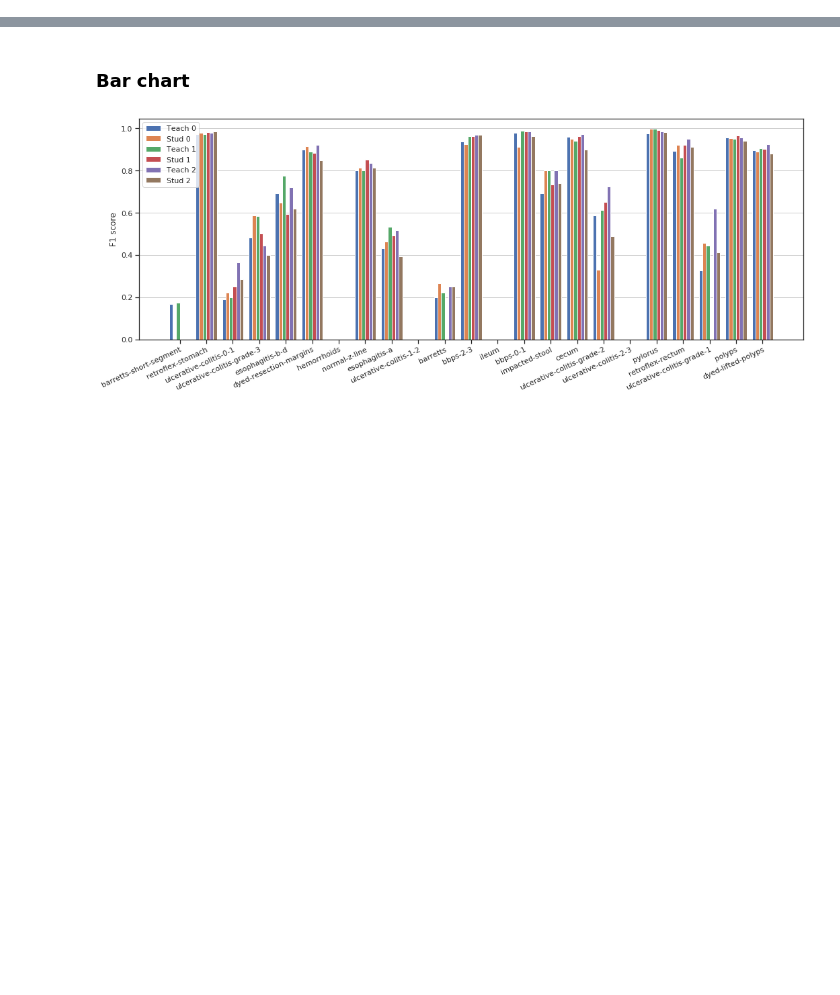
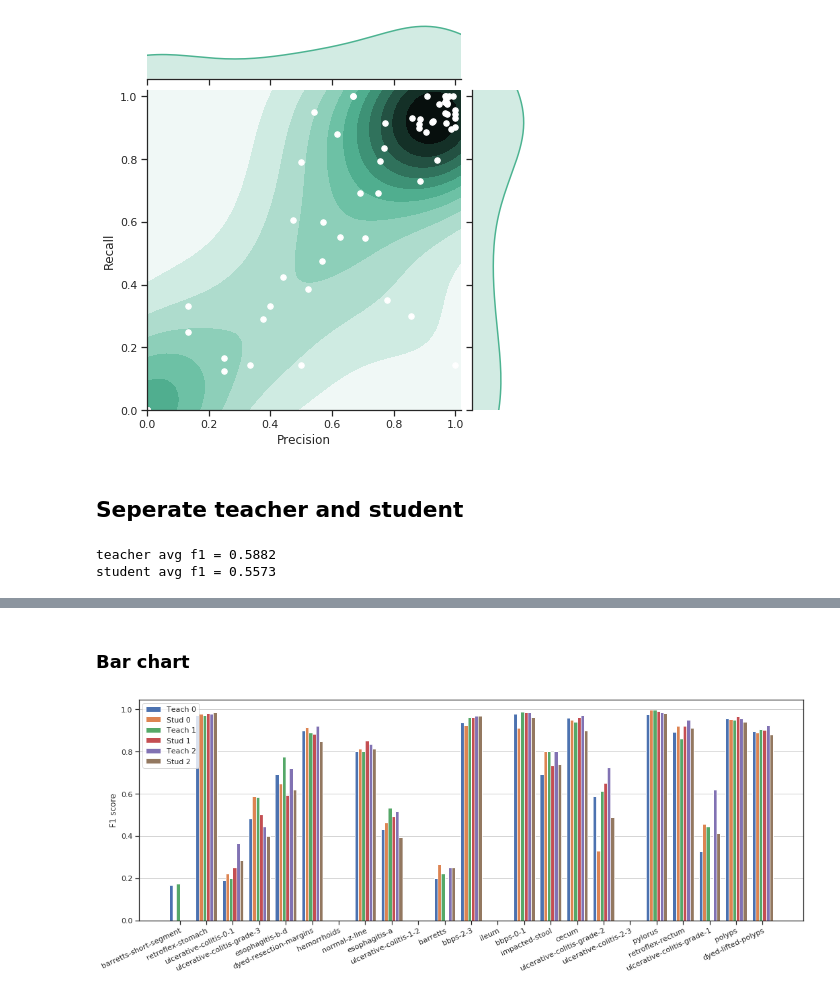
Before and after one commit to henriklg/teacher-student-framework, a Jupyter notebook: code/generate_figures/plot_classification_report.ipynb, the cells around one changed output, grey strips where cells are left out. Cells and saved outputs as stored; diff of their text form; code cells hidden in the pictures; blank space fills up the shorter version.

```diff
--- a/code/generate_figures/plot_classification_report.ipynb
+++ b/code/generate_figures/plot_classification_report.ipynb
@@ -58,0 +60,50 @@ plt.savefig("precision_recall.pdf", format="pdf")
+# %%
+sns.set(style="ticks")
+
+ax = sns.jointplot(prec, rec, height=6, kind="kde", color="#4CB391", xlim=(0,1.02), ylim=(0,1.02) );
+ax.plot_joint(plt.scatter, c="w", s=30, linewidth=1.0, marker="o")
+
+ax = (ax.set_axis_labels("Precision", "Recall"))
+
+plt.savefig("precision_recall.pdf", format="pdf")
+# %% [output]
+[figure, added]
+# %% [markdown]
+## Seperate teacher and student
+# %%
+tfolders = ["0_teacher", "1_teacher", "2_teacher"]
+tprec = []
+trec = []
+tf1 = []
+
+contents = []
+for f in tfolders:
+    log_dir = "/home/henriklg/master-thesis/code/hyper-kvasir/logs/experiments/model-size/teachb0-studb6/{}/".format(f)
+    report_file = log_dir+"classification_report.txt"
+
+    contents = (parse_file(report_file))
+    tprec += [value["prec"] for key, value in contents.items()]
+    trec += [value["rec"] for key, value in contents.items()]
+    tf1 += [value["f1"] for key, value in contents.items()]
+
+
+sfolders = ["0_student", "1_student", "2_student"]
+sprec = []
+srec = []
+sf1 = []
+
+contents = []
+for f in sfolders:
+    log_dir = "/home/henriklg/master-thesis/code/hyper-kvasir/logs/experiments/model-size/teachb0-studb6/{}/".format(f)
+    report_file = log_dir+"classification_report.txt"
+
+    contents = (parse_file(report_file))
+    sprec += [value["prec"] for key, value in contents.items()]
+    srec += [value["rec"] for key, value in contents.items()]
+    sf1 += [value["f1"] for key, value in contents.items()]
+
+print ("teacher avg f1 = {:.4f}".format (np.sum(tf1)/len(tf1)))
+print ("student avg f1 = {:.4f}".format (np.sum(sf1)/len(sf1)))
+# %% [output]
+teacher avg f1 = 0.5882
+student avg f1 = 0.5573
```
Also changed, not shown: parts of 13 cells of this notebook, 2 other files.
